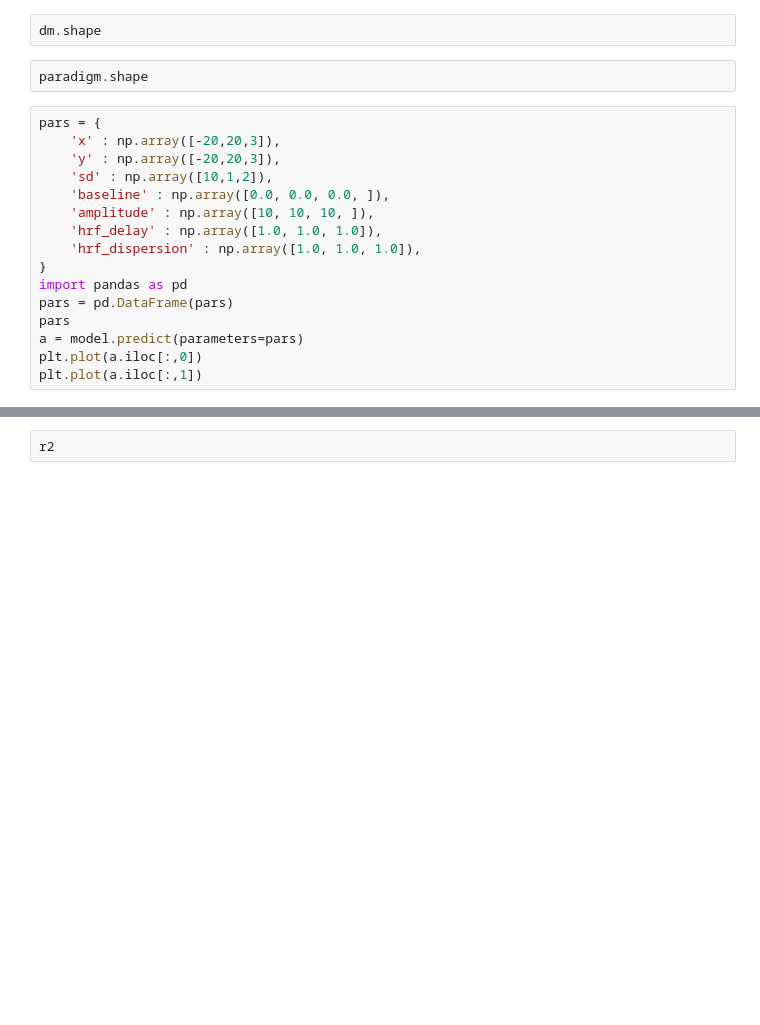
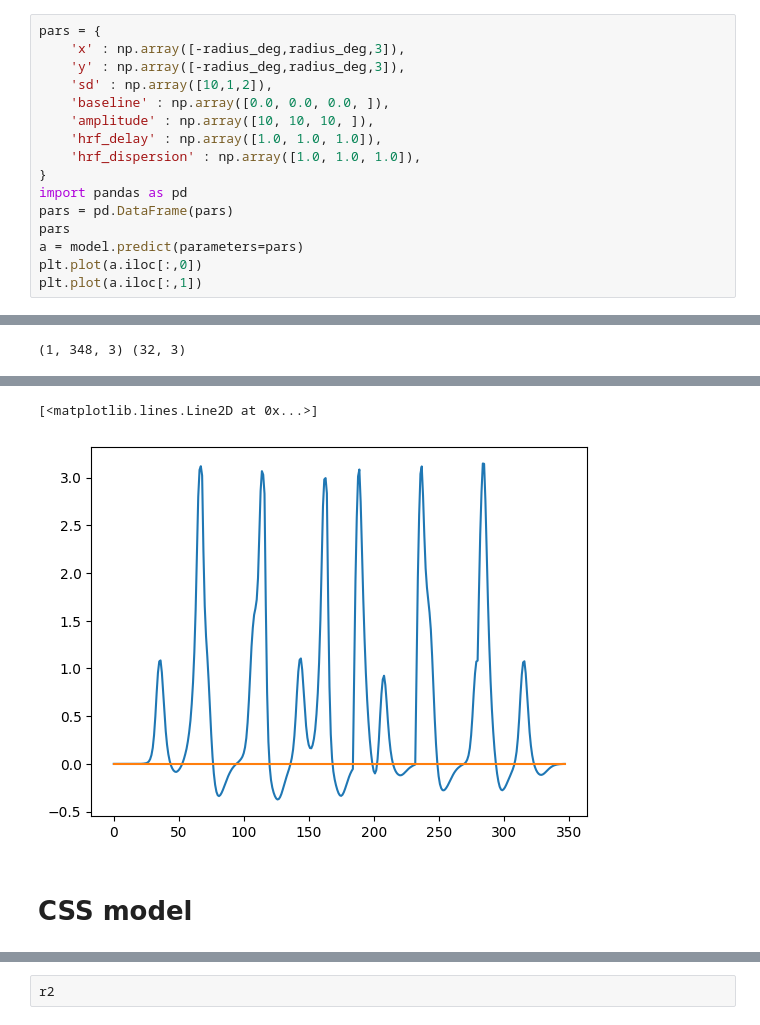
Before and after one commit to mdaghlian/hypotmri, a Jupyter notebook: preproc/functional/prfs.ipynb, the cells around one changed output, grey strips where cells are left out. Saved outputs shown, nothing was run; the diff lists cells and outputs as text; blank space fills up the shorter version.

```diff
--- a/preproc/functional/prfs.ipynb
+++ b/preproc/functional/prfs.ipynb
@@ -234,11 +153,7 @@ cfitter = ParameterFitter(
-# %%
-dm.shape
-# %%
-paradigm.shape
 # %%
 pars = {
-    'x' : np.array([-20,20,3]),
-    'y' : np.array([-20,20,3]),
+    'x' : np.array([-radius_deg,radius_deg,3]),
+    'y' : np.array([-radius_deg,radius_deg,3]),
     'sd' : np.array([10,1,2]),
     'baseline' : np.array([0.0, 0.0, 0.0, ]),
     'amplitude' : np.array([10, 10, 10, ]),
@@ -251,3 +166,4 @@ pars
 a = model.predict(parameters=pars)
 plt.plot(a.iloc[:,0])
 plt.plot(a.iloc[:,1])
+# %% [output]
@@ -253,0 +175 @@ plt.plot(a.iloc[:,1])
+(1, 348, 3) (32, 3)
@@ -254 +177,5 @@ plt.plot(a.iloc[:,1])
+[<matplotlib.lines.Line2D at 0x...>]
+[figure, added]
+# %% [markdown]
+# CSS model
 # %%
```
Also changed, not shown: parts of 60 cells of this notebook, 19 other files.
